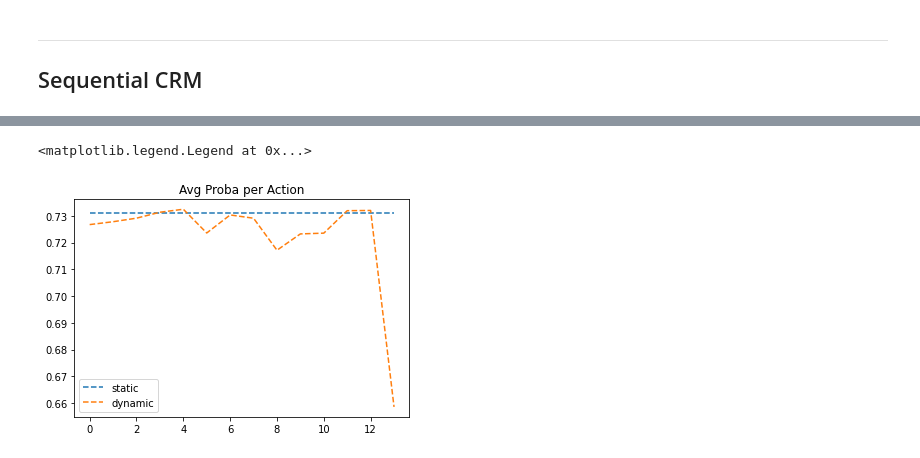
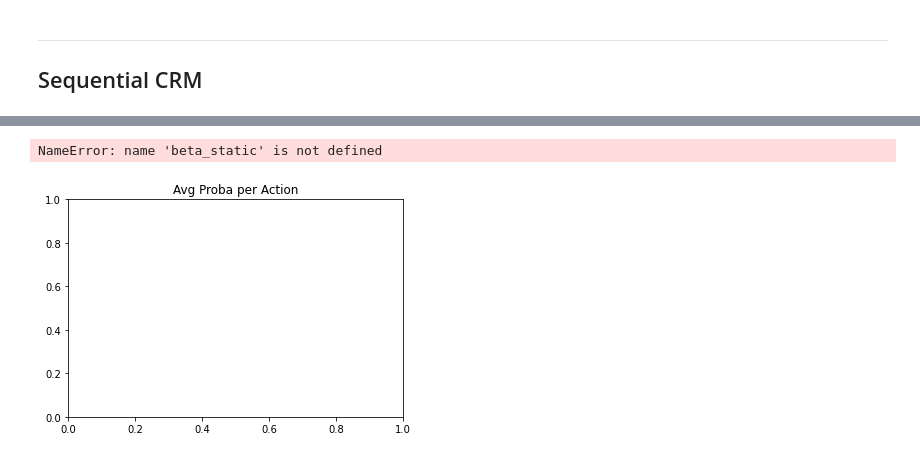
Before and after one commit to criteo-research/sequential-conterfactual-risk-minimization, a Jupyter notebook: eval_sequential_crm_multilabel-jax.ipynb, the cells around one changed output, grey strips where cells are left out. Drawn from its saved outputs; the diff is of its cells as text; code cells hidden in the pictures.

```diff
--- a/eval_sequential_crm_multilabel-jax.ipynb
+++ b/eval_sequential_crm_multilabel-jax.ipynb
@@ -364,6 +416,6 @@ beta0 CRM Loss (unif): 0.0016001314
 # %%
-beta_static = jnp.array(beta_init)
-beta_dynamic = jnp.array(beta_init)
+static_model = Model.random_model(X_test.shape[1], y_test.shape[1])
+dynamic_model = Model.random_model(X_test.shape[1], y_test.shape[1])
 
 static_crm_dataset = CRMDataset()
 dynamic_crm_dataset = CRMDataset()
@@ -371,7 +423,7 @@ dynamic_crm_dataset = CRMDataset()
 static_loss_history = LossHistory("Static", ref_crm_dataset, X_test, y_test)
 dynamic_loss_history = LossHistory("Dynamic", ref_crm_dataset, X_test, y_test)
 
-epochs = 10
+epochs = 1
 n_episods = 1
 batch = int(len(X_train) / n_episods)
 replays = 4
@@ -385,7 +437,8 @@ for _ in range(epochs):
         t_end = time.time()
         start = episod*batch
         end = (episod+1)*batch
-        print('*'*20, 'episod: %d/%d' % (episod+1, n_episods), 'time: %ds' % (t_end - t_start), '*'*20, file=sys.stderr)
+        print('*'*20, 'episod: %d/%d' % (episod+1, n_episods),
+              'time: %ds' % (t_end - t_start), '*'*20, file=sys.stderr)
         t_start = time.time()
 
         # current slice of dataset
@@ -397,26 +450,26 @@ for _ in range(epochs):
         sampling_probas_static = pi0.predict_proba(X)
         sampling_probas_static = np.array([_[:,1] for _ in sampling_probas_static]).T
         ## optimize
-        beta_static = iterate_model(
-            beta_static, X, y, sampling_probas_static, static_crm_dataset,
+        iterate_model(
+            static_model, X, y, sampling_probas_static, static_crm_dataset,
             samples_per_instance=replays,
         )
         ## record
-        static_loss_history.update(beta_static, static_crm_dataset)
+        static_loss_history.update(static_model, static_crm_dataset)
         static_loss_history.show_last()
 
         #### sequential CRM
         ## action probas
-        if episod == 0:
-            sampling_probas_dynamic = sampling_probas_static
-        else:
-            sampling_probas_dynamic = model_predict(beta_dynamic, X, y)
-        ## optimize
-        beta_dynamic = iterate_model(
-            beta_dynamic, X, y, sampling_probas_dynamic, dynamic_crm_dataset,
-            samples_per_instance=replays,
-        )
-        ## record
-        dynamic_loss_history.update(beta_dynamic, dynamic_crm_dataset)
-        dynamic_loss_history.show_last()
+#         if episod == 0:
+#             sampling_probas_dynamic = sampling_probas_static
+#         else:
+#             sampling_probas_dynamic = dynamic_model.predict_proba(X, y)
+#         ## optimize
+#         iterate_model(
+#             dynamic_model, X, y, sampling_probas_dynamic, dynamic_crm_dataset,
+#             samples_per_instance=replays,
+#         )
+#         ## record
+#         dynamic_loss_history.update(dynamic_model, dynamic_crm_dataset)
+#         dynamic_loss_history.show_last()
 # %% [output]
@@ -458,10 +500,10 @@ ax2.legend(loc='lower left')
 # %%
 plt.title('Avg Proba per Action')
 plt.plot(jexpit(beta_static.mean(axis=0)),'--', label='static')
-plt.plot(jexpit(beta_dynamic.mean(axis=0)),'--', label='dynamic')
+# plt.plot(jexpit(beta_dynamic.mean(axis=0)),'--', label='dynamic')
 plt.legend()
 # %% [output]
-<matplotlib.legend.Legend at 0x...>
+NameError: name 'beta_static' is not defined
-[figure, old version]
+[figure, new version]
 # %%
 plt.title('Avg Proba per Feature')
```
Also changed, not shown: parts of 47 cells of this notebook, 1 other file.
